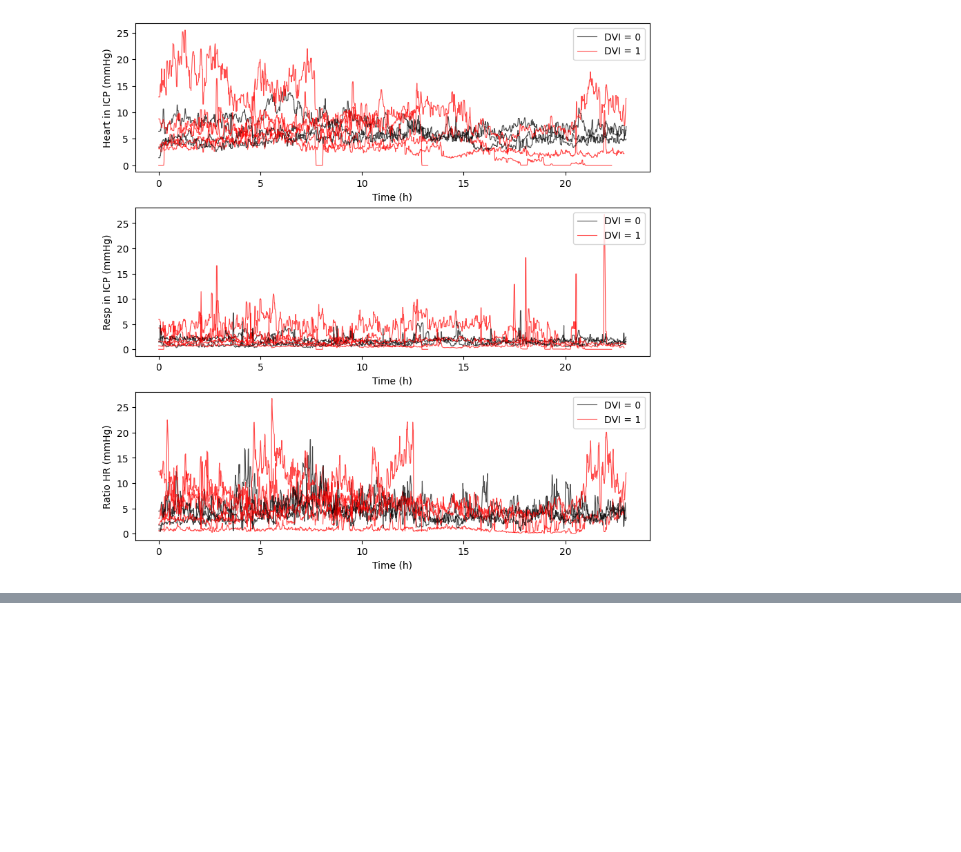
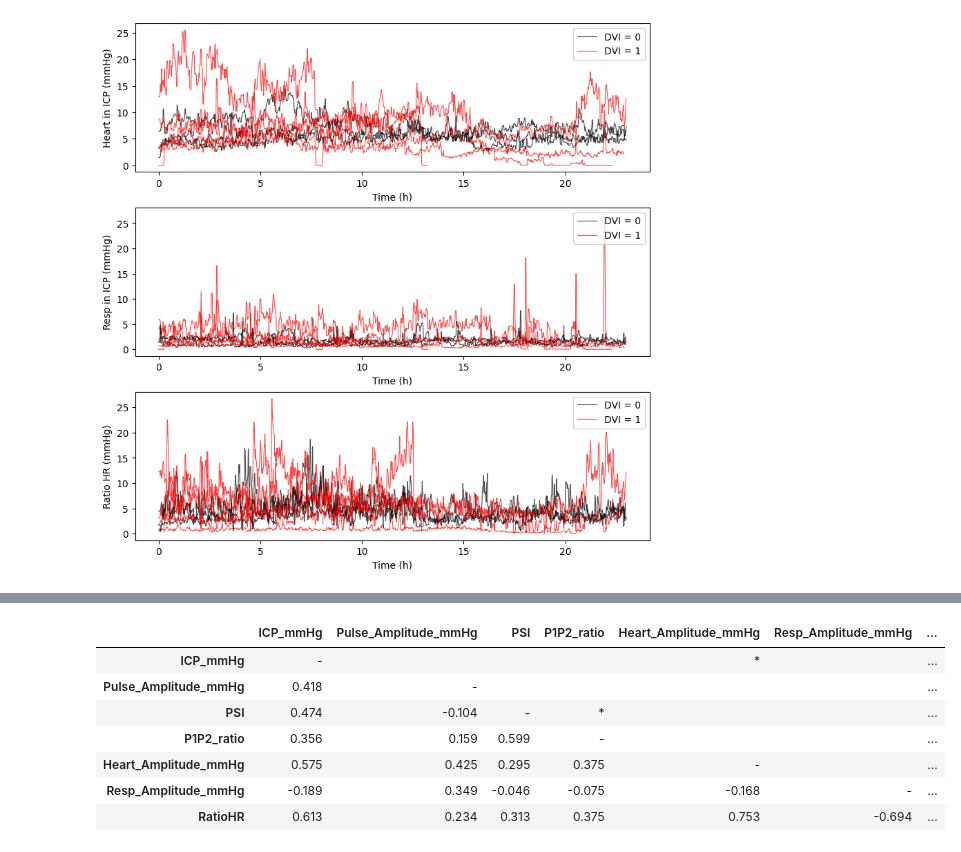
Before and after one commit to ValentinGhibaudo/Scripts_Projet_Clampage_DVE, a Jupyter notebook: valentin_sandbox.ipynb, the cells around one changed output, grey strips where cells are left out. Cells and saved outputs as stored; diff of their text form; code cells hidden in the pictures; blank space fills up the shorter version.

```diff
--- a/valentin_sandbox.ipynb
+++ b/valentin_sandbox.ipynb
@@ -386,0 +403,11 @@ plt.show()
+# %%
+res[res.columns[res.dtypes != 'object']].iloc[:,4:].rcorr(method = 'spearman')
+# %% [output]
+|  | ICP_mmHg | Pulse_Amplitude_mmHg | PSI | P1P2_ratio | Heart_Amplitude_mmHg | Resp_Amplitude_mmHg | ... |
+| ICP_mmHg | - |  |  |  | * |  | ... |
+| Pulse_Amplitude_mmHg | 0.418 | - |  |  |  |  | ... |
+| PSI | 0.474 | -0.104 | - | * |  |  | ... |
+| P1P2_ratio | 0.356 | 0.159 | 0.599 | - |  |  | ... |
+| Heart_Amplitude_mmHg | 0.575 | 0.425 | 0.295 | 0.375 | - |  | ... |
+| Resp_Amplitude_mmHg | -0.189 | 0.349 | -0.046 | -0.075 | -0.168 | - | ... |
+| RatioHR | 0.613 | 0.234 | 0.313 | 0.375 | 0.753 | -0.694 | ... |
```
Also changed, not shown: parts of 3 cells of this notebook.
